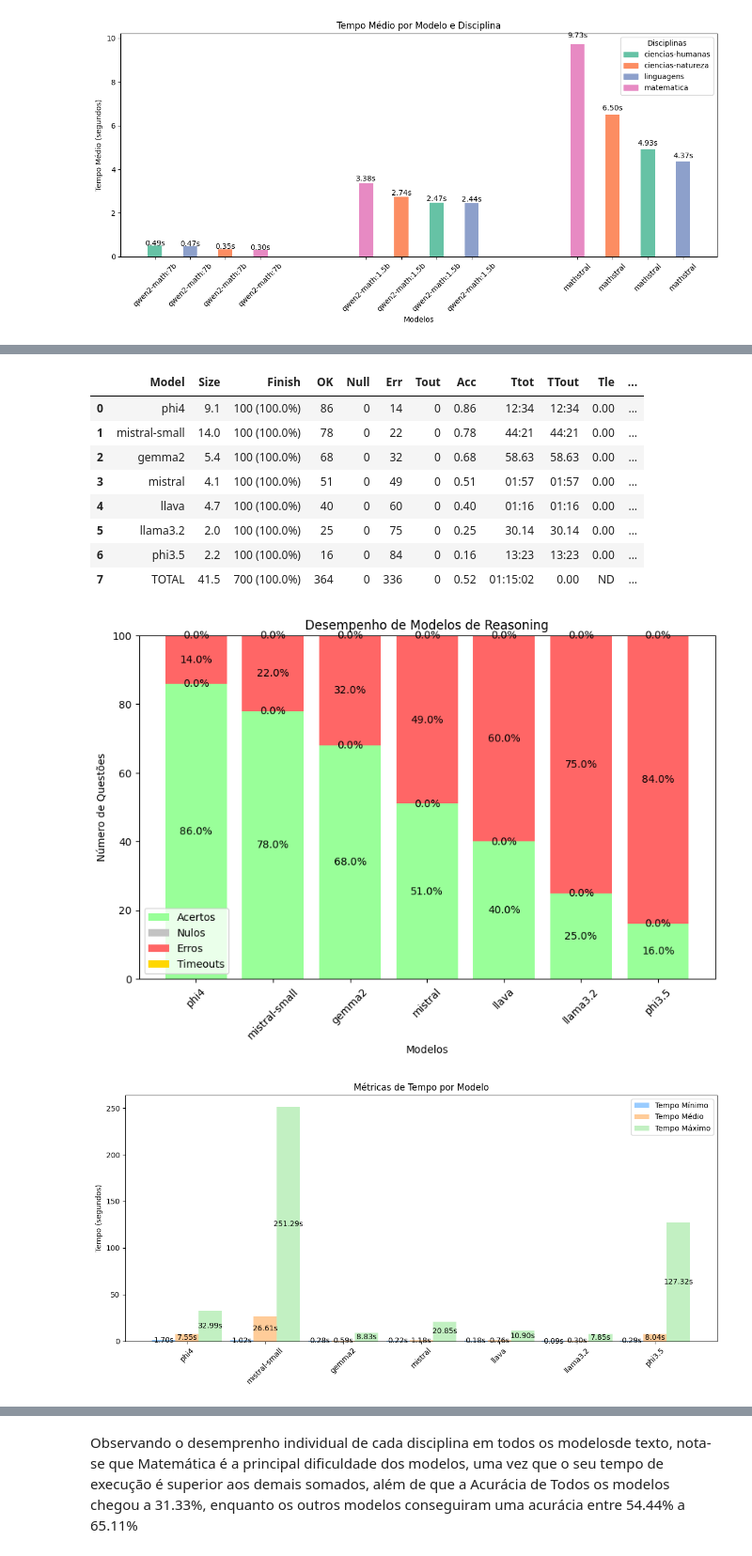
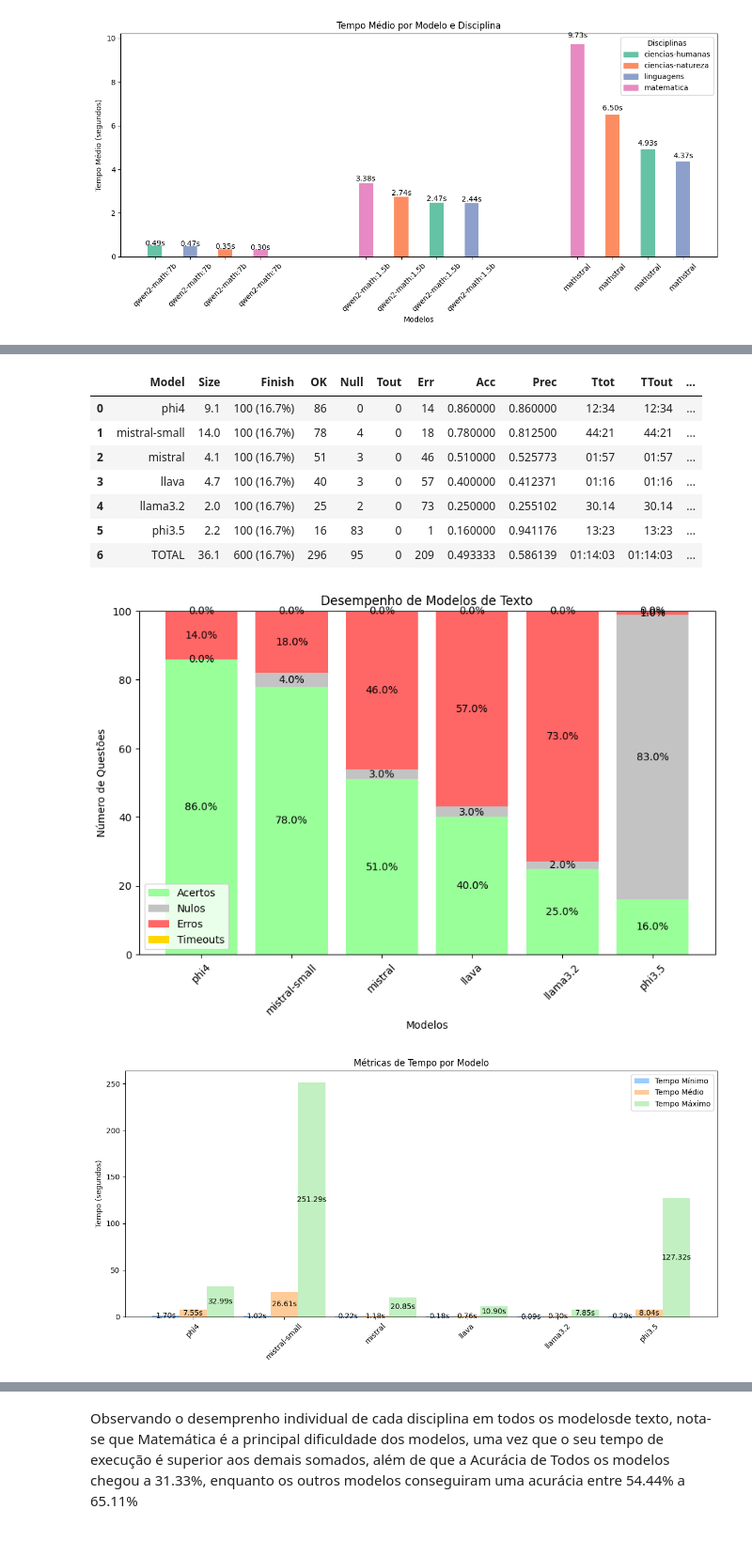
Before and after one commit to rubdelima/estuda-ia, a Jupyter notebook: notebooks/2 - Avaliação de Modelos Locais.ipynb, the cells around one changed output, grey strips where cells are left out. Shown at 94% size. Saved outputs shown, nothing was run; the diff lists cells and outputs as text; code cells hidden in the pictures.

```diff
--- a/notebooks/2 - Avaliação de Modelos Locais.ipynb
+++ b/notebooks/2 - Avaliação de Modelos Locais.ipynb
@@ -481,25 +489,24 @@ Por fim treinamos o restante dos modelos de texto, e um modelo com suporte a via
 # %%
-text_models = ["phi4", "phi3.5", "gemma2", "llava", "llama3.2", "mistral", "mistral-small"]
+text_models = ["phi4", "phi3.5", "llava", "llama3.2", "mistral", "mistral-small"]
 
 text_table = lib.utils.test_table(
     questions=example_text_questions,
     models=text_models
 )
 
 display(lib.utils.format_test_table(text_table))
-plots.model_performance(text_table, "Desempenho de Modelos de Reasoning")
+plots.model_performance(text_table, "Desempenho de Modelos de Texto")
 plots.time_metrics(text_table)
 plots.time_metrics_total(text_table)
 None
 # %% [output]
-|  | Model | Size | Finish | OK | Null | Err | Tout | Acc | Ttot | TTout | Tle | ... |
-| 0 | phi4 | 9.1 | 100 (100.0%) | 86 | 0 | 14 | 0 | 0.86 | 12:34 | 12:34 | 0.00 | ... |
-| 1 | mistral-small | 14.0 | 100 (100.0%) | 78 | 0 | 22 | 0 | 0.78 | 44:21 | 44:21 | 0.00 | ... |
-| 2 | gemma2 | 5.4 | 100 (100.0%) | 68 | 0 | 32 | 0 | 0.68 | 58.63 | 58.63 | 0.00 | ... |
-| 3 | mistral | 4.1 | 100 (100.0%) | 51 | 0 | 49 | 0 | 0.51 | 01:57 | 01:57 | 0.00 | ... |
-| 4 | llava | 4.7 | 100 (100.0%) | 40 | 0 | 60 | 0 | 0.40 | 01:16 | 01:16 | 0.00 | ... |
-| 5 | llama3.2 | 2.0 | 100 (100.0%) | 25 | 0 | 75 | 0 | 0.25 | 30.14 | 30.14 | 0.00 | ... |
-| 6 | phi3.5 | 2.2 | 100 (100.0%) | 16 | 0 | 84 | 0 | 0.16 | 13:23 | 13:23 | 0.00 | ... |
-| 7 | TOTAL | 41.5 | 700 (100.0%) | 364 | 0 | 336 | 0 | 0.52 | 01:15:02 | 0.00 | ND | ... |
+|  | Model | Size | Finish | OK | Null | Tout | Err | Acc | Prec | Ttot | TTout | ... |
+| 0 | phi4 | 9.1 | 100 (16.7%) | 86 | 0 | 0 | 14 | 0.860000 | 0.860000 | 12:34 | 12:34 | ... |
+| 1 | mistral-small | 14.0 | 100 (16.7%) | 78 | 4 | 0 | 18 | 0.780000 | 0.812500 | 44:21 | 44:21 | ... |
+| 2 | mistral | 4.1 | 100 (16.7%) | 51 | 3 | 0 | 46 | 0.510000 | 0.525773 | 01:57 | 01:57 | ... |
+| 3 | llava | 4.7 | 100 (16.7%) | 40 | 3 | 0 | 57 | 0.400000 | 0.412371 | 01:16 | 01:16 | ... |
+| 4 | llama3.2 | 2.0 | 100 (16.7%) | 25 | 2 | 0 | 73 | 0.250000 | 0.255102 | 30.14 | 30.14 | ... |
+| 5 | phi3.5 | 2.2 | 100 (16.7%) | 16 | 83 | 0 | 1 | 0.160000 | 0.941176 | 13:23 | 13:23 | ... |
+| 6 | TOTAL | 36.1 | 600 (16.7%) | 296 | 95 | 0 | 209 | 0.493333 | 0.586139 | 01:14:03 | 01:14:03 | ... |
-[figure, old version]
+[figure, new version]
-[figure, old version]
+[figure, new version]
```
Also changed, not shown: parts of 57 cells of this notebook, 8 other files.
